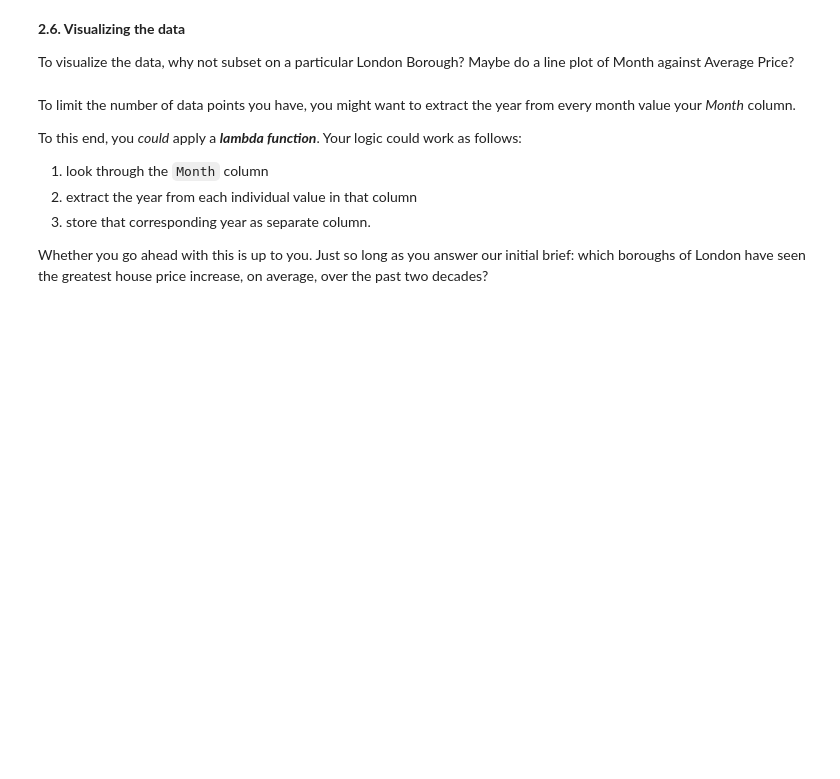
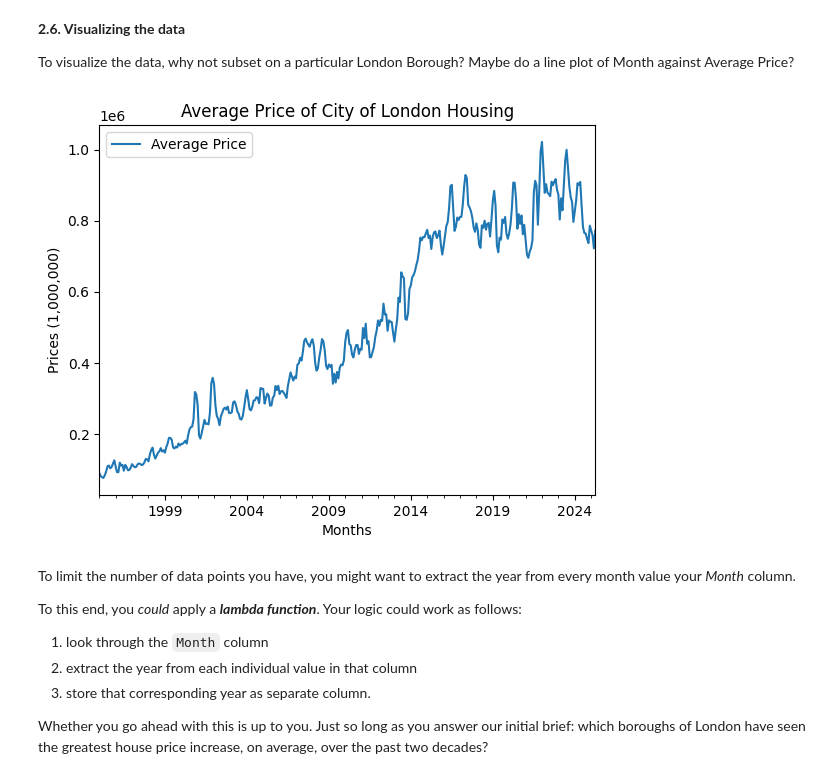
Before and after one commit to Tankstar03/Springboard, a Jupyter notebook: Unit 4 Challenge - Tier 3.ipynb, the cells around one changed output. Cells and saved outputs as stored; diff of their text form; code cells hidden in the pictures; blank space fills up the shorter version.

Commit message:
London Housing Case Study

```diff
--- a/Unit 4 Challenge - Tier 3.ipynb
+++ b/Unit 4 Challenge - Tier 3.ipynb
@@ -137,0 +281,3 @@ Check out the contents of the London Borough column, and if you find null values
+# %%
+df['Average Price'] = df['Average Price'].astype(float)
+df.dtypes
@@ -137,0 +290,7 @@ Check out the contents of the London Borough column, and if you find null values
+# %%
+print(df.shape)
+nonBoroughs = ['Inner London', 'Outer London',
+               'NORTH EAST', 'NORTH WEST', 'YORKS & THE HUMBER',
+               'EAST MIDLANDS', 'WEST MIDLANDS',
+              'EAST OF ENGLAND', 'LONDON', 'SOUTH EAST',
+              'SOUTH WEST', 'England']
@@ -137,0 +299,2 @@ Check out the contents of the London Borough column, and if you find null values
+# %%
+df = df[~df['Region'].isin(nonBoroughs)]
@@ -137,0 +312,3 @@ Check out the contents of the London Borough column, and if you find null values
+# %%
+df.rename(columns = {'Region': 'Borough', 'Geocode': 'ID'}, inplace=True)
+df.head()
@@ -139,6 +323,17 @@ Check out the contents of the London Borough column, and if you find null values
 **2.6. Visualizing the data**
 
 To visualize the data, why not subset on a particular London Borough? Maybe do a line plot of Month against Average Price?
+# %%
+city_of_London_prices = df[df['Borough'] == 'City of London']
+
+plot = city_of_London_prices.plot(kind = 'line', x = 'Month', y = 'Average Price')
+plot.set_title("Average Price of City of London Housing")
+plot.set_xlabel("Months")
+plot.set_ylabel("Prices (1,000,000)")
+
+plt.show()
+# %% [output]
+[figure, added]
 # %% [markdown]
 To limit the number of data points you have, you might want to extract the year from every month value your *Month* column.
 
```
Also changed, not shown: parts of 32 cells of this notebook, 1 other file.
